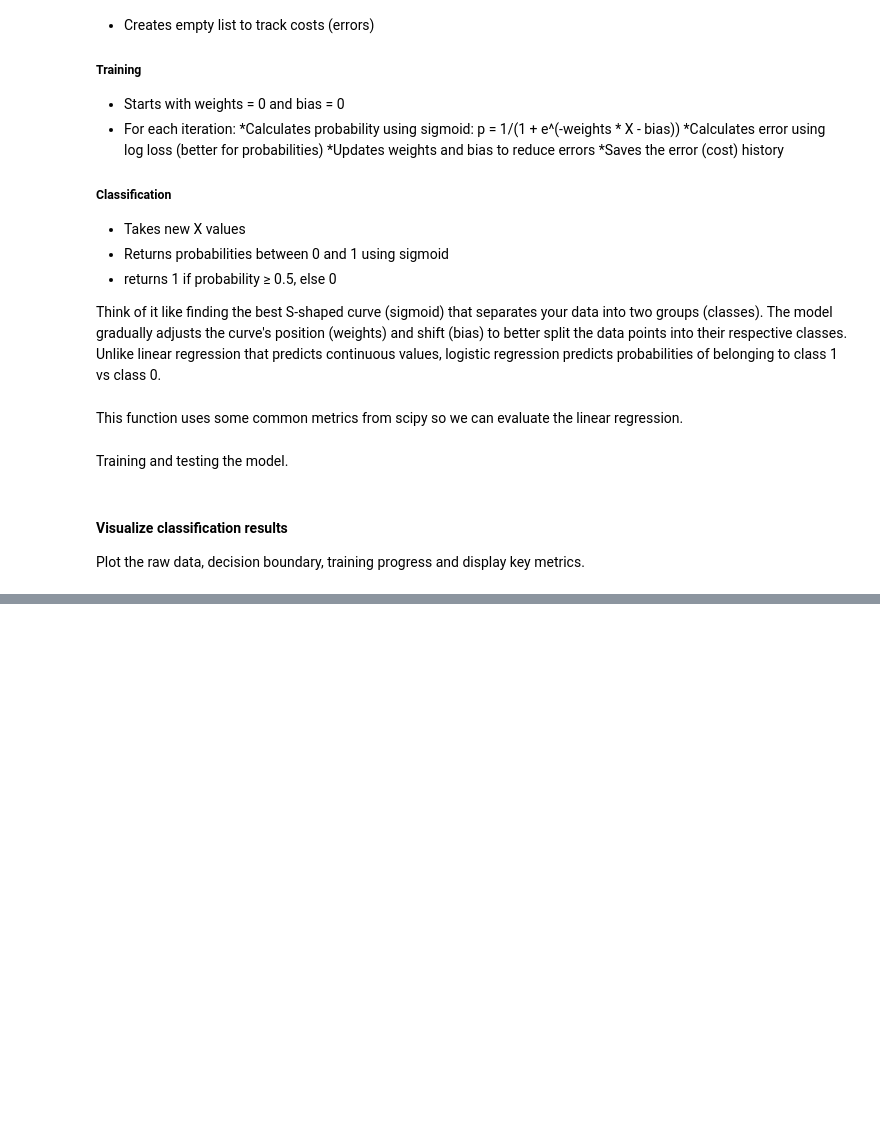
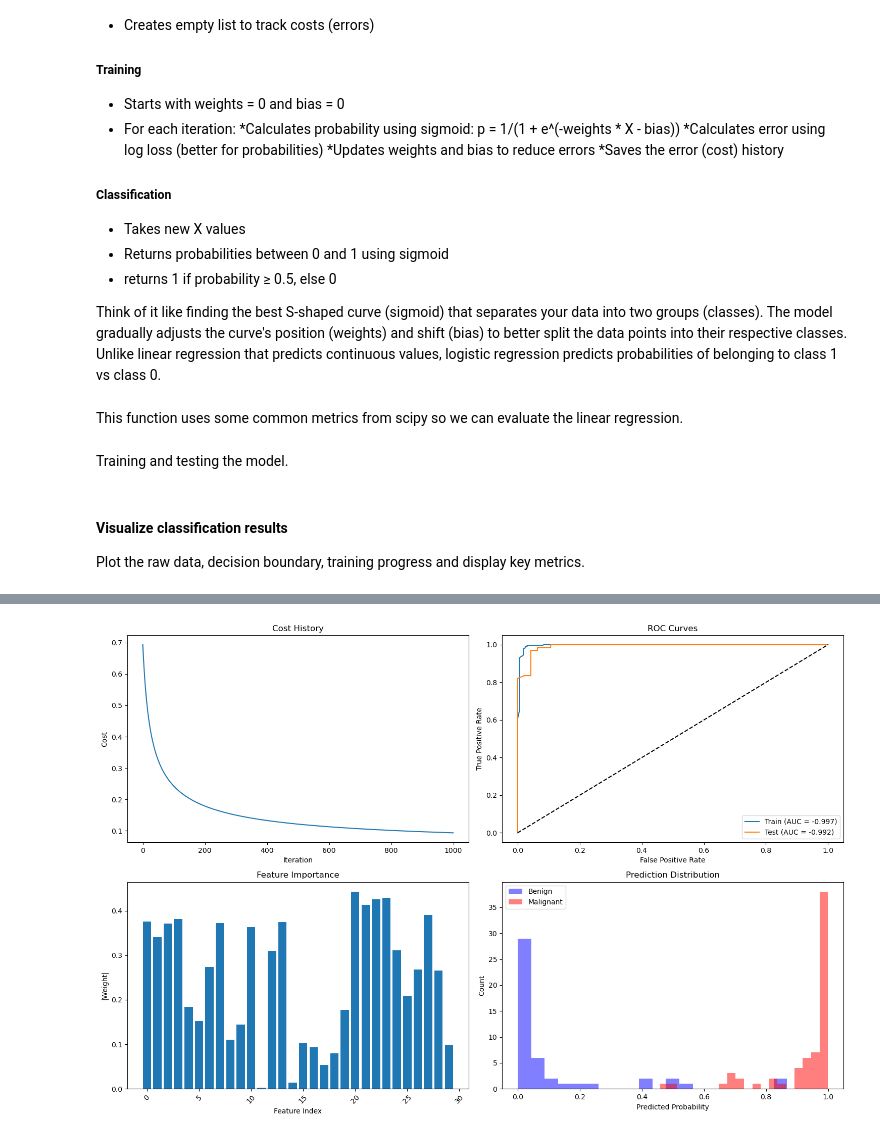
Before and after one commit to pedroscortes/ml_algorithms_from_scratch, a Jupyter notebook: supervised_learning/logistic_regression.ipynb, the cells around one changed output, grey strips where cells are left out. Cells and saved outputs as stored; diff of their text form; code cells hidden in the pictures; blank space fills up the shorter version.

```diff
--- a/supervised_learning/logistic_regression.ipynb
+++ b/supervised_learning/logistic_regression.ipynb
@@ -327,0 +330,95 @@ AUC-ROC: -0.7640
+# %%
+import numpy as np
+from sklearn.datasets import load_breast_cancer
+import matplotlib.pyplot as plt
+
+data = load_breast_cancer()
+X, y = data.data, data.target
+
+np.random.seed(42)
+indices = np.random.permutation(len(X))
+train_size = int(0.8 * len(X))
+train_indices = indices[:train_size]
+test_indices = indices[train_size:]
+
+X_train, X_test = X[train_indices], X[test_indices]
+y_train, y_test = y[train_indices], y[test_indices]
+
+mean = np.mean(X_train, axis=0)
+std = np.std(X_train, axis=0)
+X_train_scaled = (X_train - mean) / std
+X_test_scaled = (X_test - mean) / std
+
+model = LogisticRegression(learning_rate=0.01, num_iterations=1000)
+model.fit(X_train_scaled, y_train)
+
+train_proba = model.predict_proba(X_train_scaled)
+test_proba = model.predict_proba(X_test_scaled)
+train_pred = model.predict(X_train_scaled)
+test_pred = model.predict(X_test_scaled)
+
+train_stats = calculate_statistics(y_train, train_pred, train_proba)
+test_stats = calculate_statistics(y_test, test_pred, test_proba)
+
+plt.figure(figsize=(15, 10))
+
+plt.subplot(2, 2, 1)
+plt.plot(model.costs)
+plt.title('Cost History')
+plt.xlabel('Iteration')
+plt.ylabel('Cost')
+
+plt.subplot(2, 2, 2)
+plt.plot(train_stats['fpr'], train_stats['tpr'],
+         label=f"Train (AUC = {train_stats['auc']:.3f})")
+plt.plot(test_stats['fpr'], test_stats['tpr'],
+         label=f"Test (AUC = {test_stats['auc']:.3f})")
+plt.plot([0, 1], [0, 1], 'k--')
+plt.xlabel('False Positive Rate')
+plt.ylabel('True Positive Rate')
+plt.title('ROC Curves')
+plt.legend()
+
+plt.subplot(2, 2, 3)
+feature_importance = np.abs(model.weights)
+plt.bar(np.arange(len(feature_importance)), feature_importance)
+plt.title('Feature Importance')
+plt.xlabel('Feature Index')
+plt.ylabel('|Weight|')
+plt.xticks(rotation=45)
+
+plt.subplot(2, 2, 4)
+plt.hist(test_proba[y_test == 0], bins=20, alpha=0.5, label='Benign', color='blue')
+plt.hist(test_proba[y_test == 1], bins=20, alpha=0.5, label='Malignant', color='red')
+plt.title('Prediction Distribution')
+plt.xlabel('Predicted Probability')
+plt.ylabel('Count')
+plt.legend()
+
+plt.tight_layout()
+plt.show()
+
+print("\nModel Performance:")
+print("\nTraining:")
+print(f"Accuracy: {train_stats['accuracy']:.4f}")
+print(f"Precision: {train_stats['precision']:.4f}")
+print(f"Recall: {train_stats['recall']:.4f}")
+print(f"F1 Score: {train_stats['f1']:.4f}")
+print(f"95% CI: ({train_stats['ci_95'][0]:.4f}, {train_stats['ci_95'][1]:.4f})")
+print(f"AUC-ROC: {train_stats['auc']:.4f}")
+
+print("\nTesting:")
+print(f"Accuracy: {test_stats['accuracy']:.4f}")
+print(f"Precision: {test_stats['precision']:.4f}")
+print(f"Recall: {test_stats['recall']:.4f}")
+print(f"F1 Score: {test_stats['f1']:.4f}")
+print(f"95% CI: ({test_stats['ci_95'][0]:.4f}, {test_stats['ci_95'][1]:.4f})")
+print(f"AUC-ROC: {test_stats['auc']:.4f}")
+
+print("\nDataset Information:")
+print(f"Number of samples: {len(X)}")
+print(f"Number of features: {X.shape[1]}")
+print(f"Classes: {np.unique(y)}")
+print(f"Class distribution: {np.bincount(y)}")
+# %% [output]
+[figure, added]
```
Also changed, not shown: parts of 4 cells of this notebook.
